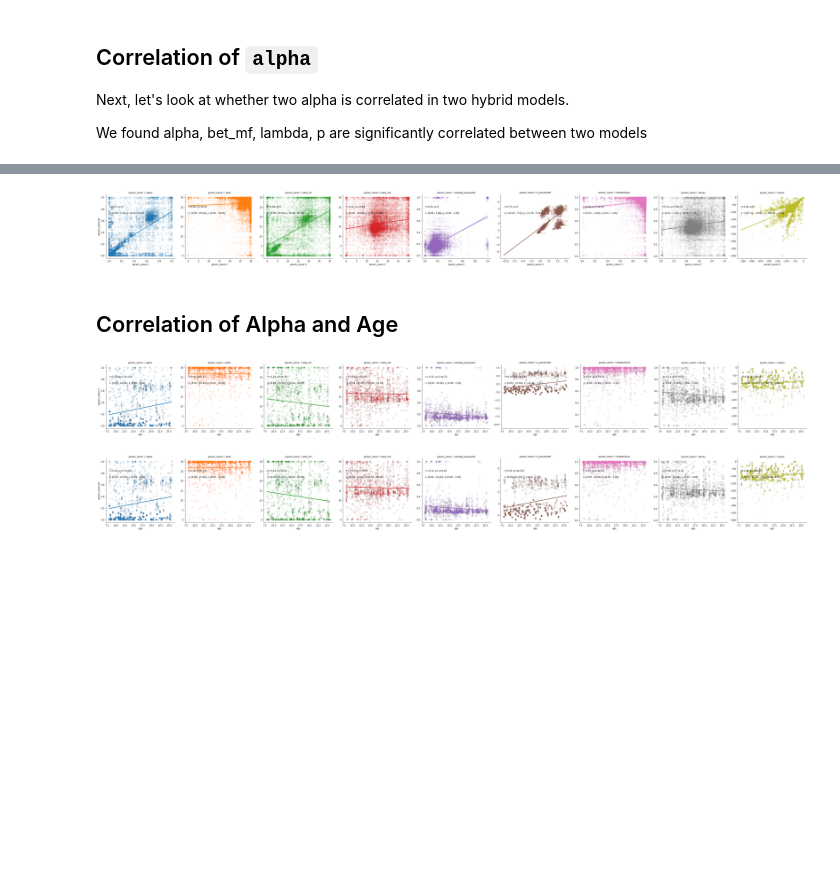
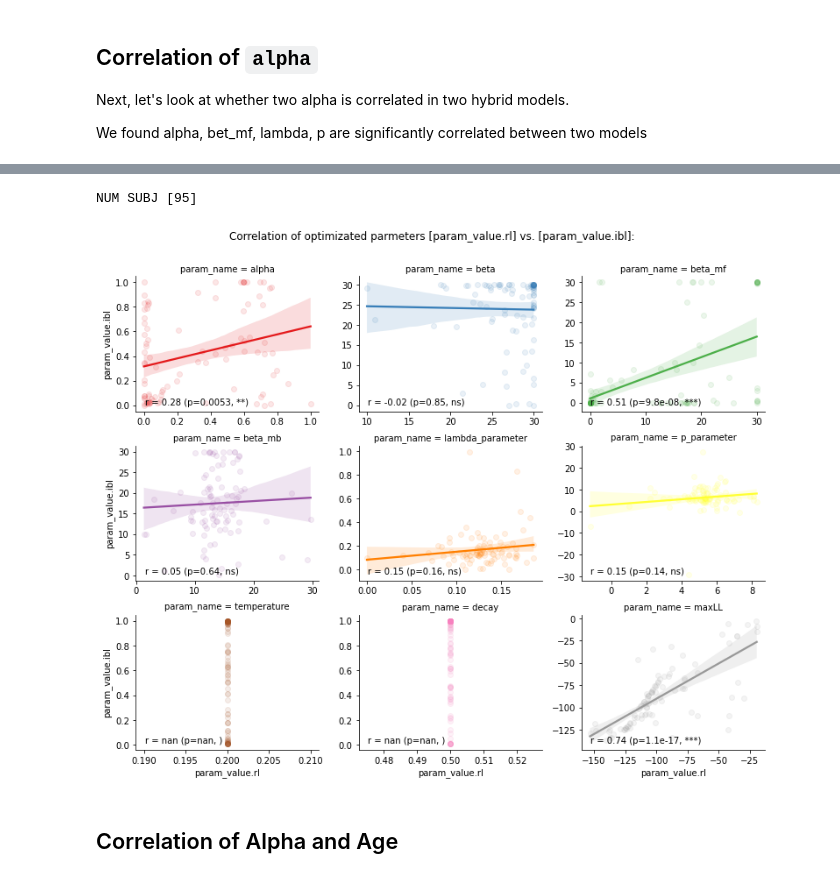
Before and after one commit to yangyuxue2333/ACTR-MarkovTask, a Jupyter notebook: analysis/test_pyactup_visualize_estimate.ipynb, the cells around one changed output, grey strips where cells are left out. Drawn from its saved outputs; the diff is of its cells as text; code cells hidden in the pictures; blank space fills up the shorter version.

```diff
--- a/analysis/test_pyactup_visualize_estimate.ipynb
+++ b/analysis/test_pyactup_visualize_estimate.ipynb
@@ -140,20 +168,45 @@ dfm.head()
-# %%
-def annotate(data, **kws):
-    x, y = kws['x'], kws['y']
-    r, p = stats.pearsonr(data[x], data[y])
-    ax = plt.gca()
-    ax.text(.05, 0.8, 'r={:.2f}, p={:.2g}'.format(r, p),
-            transform=ax.transAxes)
-    min1, min2, max1, max2 = data[x].min(), data[y].min(), data[x].max(), data[y].max()
-    ax.text(.05, 0.7, 'x: [%.2f - %.2f], y: [%.2f - %.2f]' % (min1, max1, min2, max2),
-            transform=ax.transAxes)
-
-g = sns.lmplot(data=dfm, x="param_value.rl", y="param_value.ibl", scatter_kws={'alpha':0.05},
-               col="param_name", hue="param_name", facet_kws=dict(sharex=False, sharey=False))
-g.map_dataframe(annotate, x='param_value.rl', y='param_value.ibl')
-plt.show()
-# %% [output]
-[figure, removed]
+# %%
+print( 'NUM SUBJ [%d]' % (len(dfm['subject_id'].unique())))
+# %% [output]
+NUM SUBJ [95]
+# %%
+def annotate(data, **kws):
+    x, y = kws['x'], kws['y']
+    r, p = stats.pearsonr(data[x], data[y])
+    ax = plt.gca()
+    minx, miny, maxx, maxy = data[x].min(), data[y].min(), data[x].max(), data[y].max()
+    ax.text(0.05, 0.05, 'r = %.2f (p=%.2g, %s)' % (r, p, sig(p)), transform=ax.transAxes)
+    # ax.text(.05, 0.7, 'x: [%.2f - %.2f], y: [%.2f - %.2f]' % (min1, max1, min2, max2),
+    #         transform=ax.transAxes)
+
+def sig(p):
+    sig = ''
+    if p > .05:
+        sig = 'ns'
+    if p <= .05:
+        sig = '*'
+    if p < .01:
+        sig = '**'
+    if p < .001:
+        sig = '***'
+    return sig
+
+def param_lm_plot(df, x_name, y_name, exclude_parameters=None, alpha=.1):
+    if exclude_parameters:
+         df = df[~df['param_name'].isin(exclude_parameters)]
+    g = sns.lmplot(data=df, x=x_name, y=y_name,
+               col="param_name", col_wrap=3, hue="param_name",
+               height=3, aspect=1.2, palette='Set1',
+               scatter_kws={'alpha':alpha},
+               facet_kws=dict(sharex=False, sharey=False))
+    g.map_dataframe(annotate, x=x_name, y=y_name)
+    g.fig.subplots_adjust(top=.9) # adjust the Figure in rp
+    g.fig.suptitle('Correlation of optimizated parmeters [%s] vs. [%s]: ' % (x_name, y_name))
+    plt.show()
+# %%
+param_lm_plot(df=dfm, x_name="param_value.rl", y_name="param_value.ibl",  exclude_parameters=['lf', 'fixed_cost'])
+# %% [output]
+[figure, added]
 # %% [markdown]
 ## Correlation of Alpha and Age
 # %%
@@ -161,19 +214,3 @@ dfa = pd.read_csv(os.path.join(subject_dir, 'mbmf_ages.csv'))
 dfa['subject_id'] = dfa['subject_id'].apply(lambda x: int(x[3:]))
 
 dfa = pd.merge(dfm, dfa, on='subject_id', how='left')
-# %%
-g = sns.lmplot(data=dfa, x="age", y="param_value.rl",
-               col="param_name", hue="param_name", scatter_kws={'alpha':0.01}, facet_kws=dict(sharex=False, sharey=False))
-g.map_dataframe(annotate, x="age", y="param_value.rl")
-plt.show()
-# %% [output]
-[figure, removed]
-# %%
-g = sns.lmplot(data=dfa, x="age", y="param_value.ibl",
-               col="param_name", hue="param_name", scatter_kws={'alpha':0.01}, facet_kws=dict(sharex=False, sharey=False))
-g.map_dataframe(annotate, x="age", y="param_value.ibl")
-plt.show()
-# %% [output]
-[figure, removed]
-# %% [markdown]
-#
```
Also changed, not shown: parts of 8 cells of this notebook, 5 other files.
